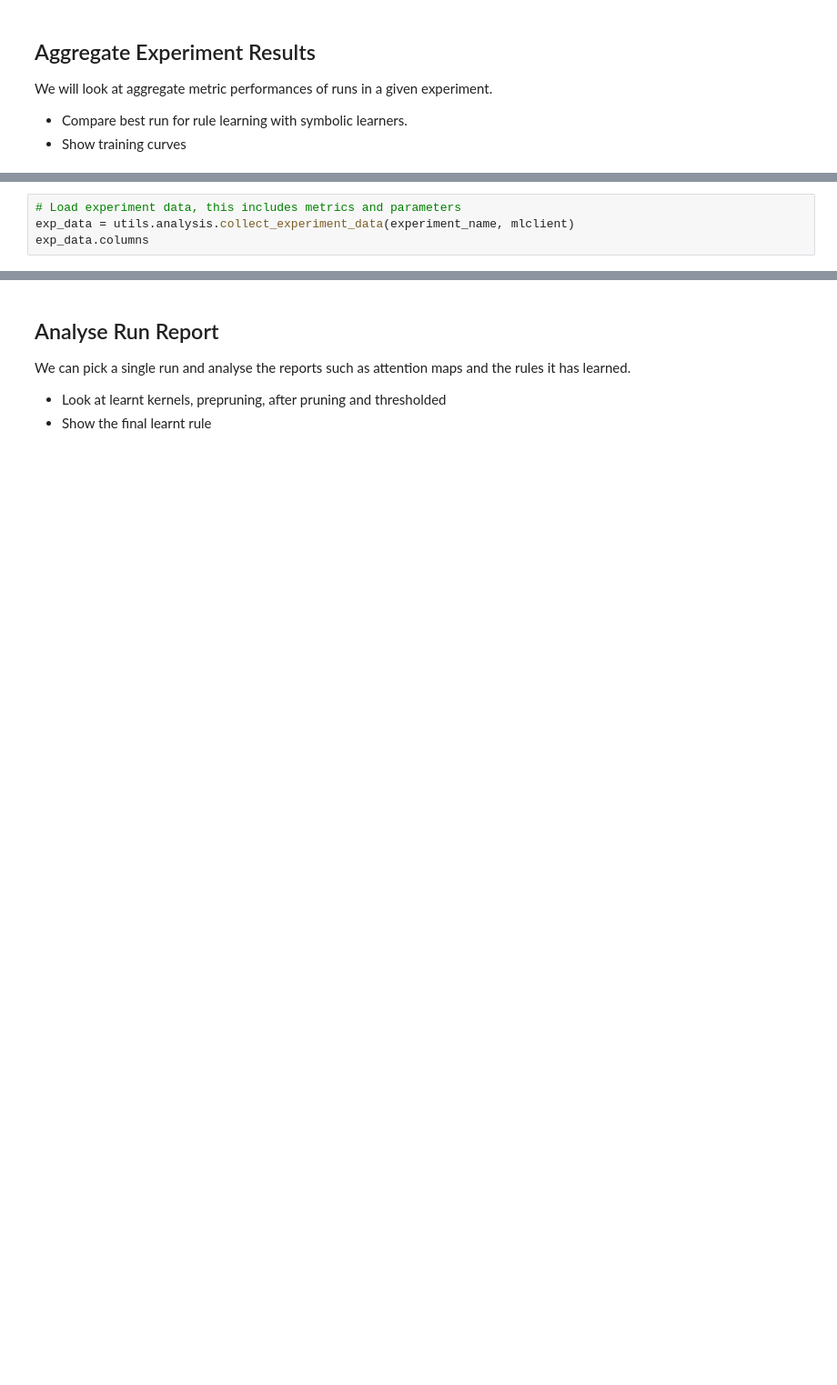
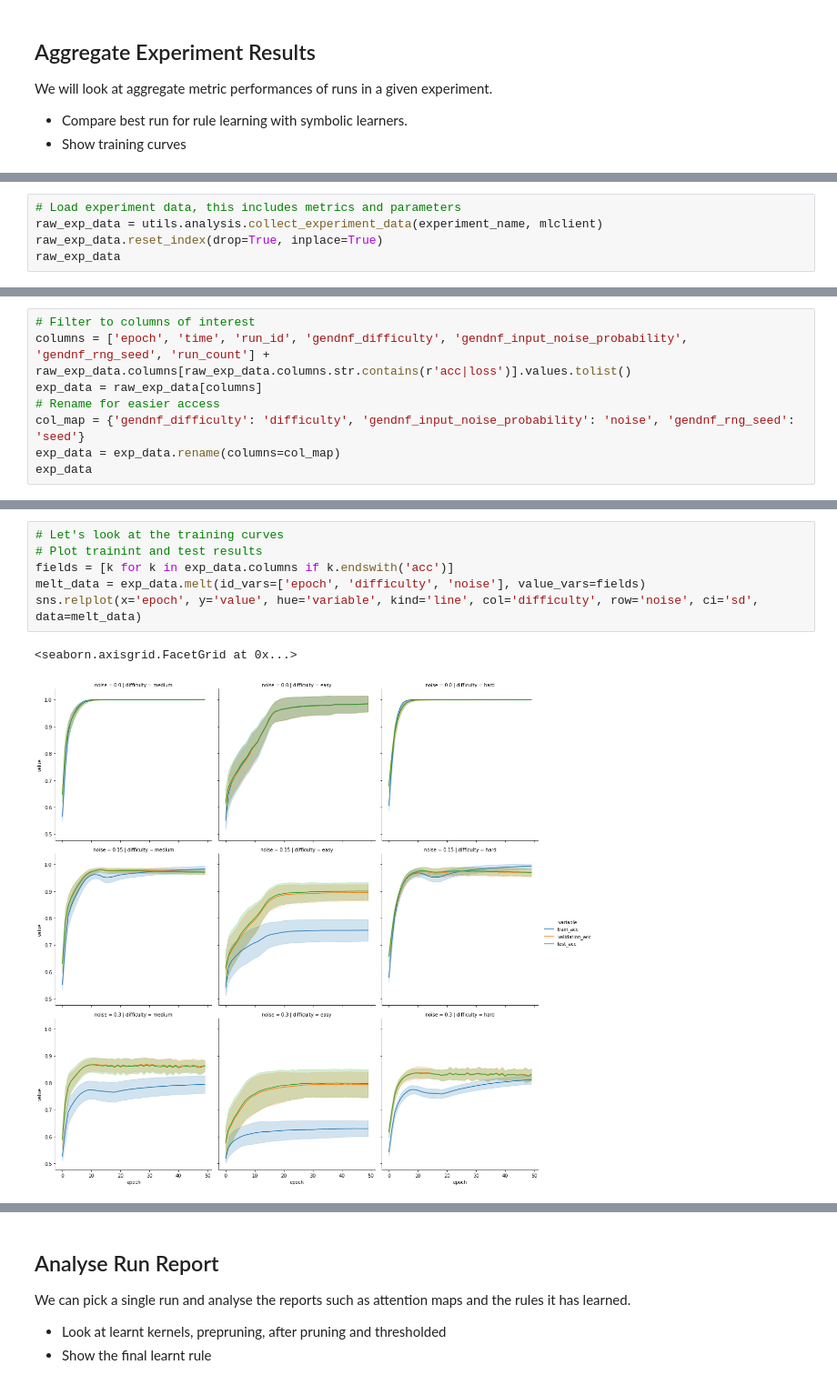
Before and after one commit to nuric/pix2rule, a Jupyter notebook: analyse_gendnf.ipynb, the cells around one changed output, grey strips where cells are left out. Shown: that part at 91% size. Cells and saved outputs as stored; diff of their text form; blank space fills up the shorter version.

```diff
--- a/analyse_gendnf.ipynb
+++ b/analyse_gendnf.ipynb
@@ -44,5 +46,6 @@ print(mlexp)
 # %%
 # Load experiment data, this includes metrics and parameters
-exp_data = utils.analysis.collect_experiment_data(experiment_name, mlclient)
-exp_data.columns
+raw_exp_data = utils.analysis.collect_experiment_data(experiment_name, mlclient)
+raw_exp_data.reset_index(drop=True, inplace=True)
+raw_exp_data
 # %% [output]
@@ -105,0 +65,8 @@ df
+# %%
+# Filter to columns of interest
+columns = ['epoch', 'time', 'run_id', 'gendnf_difficulty', 'gendnf_input_noise_probability', 'gendnf_rng_seed', 'run_count'] + raw_exp_data.columns[raw_exp_data.columns.str.contains(r'acc|loss')].values.tolist()
+exp_data = raw_exp_data[columns]
+# Rename for easier access
+col_map = {'gendnf_difficulty': 'difficulty', 'gendnf_input_noise_probability': 'noise', 'gendnf_rng_seed': 'seed'}
+exp_data = exp_data.rename(columns=col_map)
+exp_data
@@ -105,0 +87,9 @@ df
+# %%
+# Let's look at the training curves
+# Plot trainint and test results
+fields = [k for k in exp_data.columns if k.endswith('acc')]
+melt_data = exp_data.melt(id_vars=['epoch', 'difficulty', 'noise'], value_vars=fields)
+sns.relplot(x='epoch', y='value', hue='variable', kind='line', col='difficulty', row='noise', ci='sd', data=melt_data)
+# %% [output]
+<seaborn.axisgrid.FacetGrid at 0x...>
+[figure, added]
```
Also changed, not shown: parts of 27 cells of this notebook.
